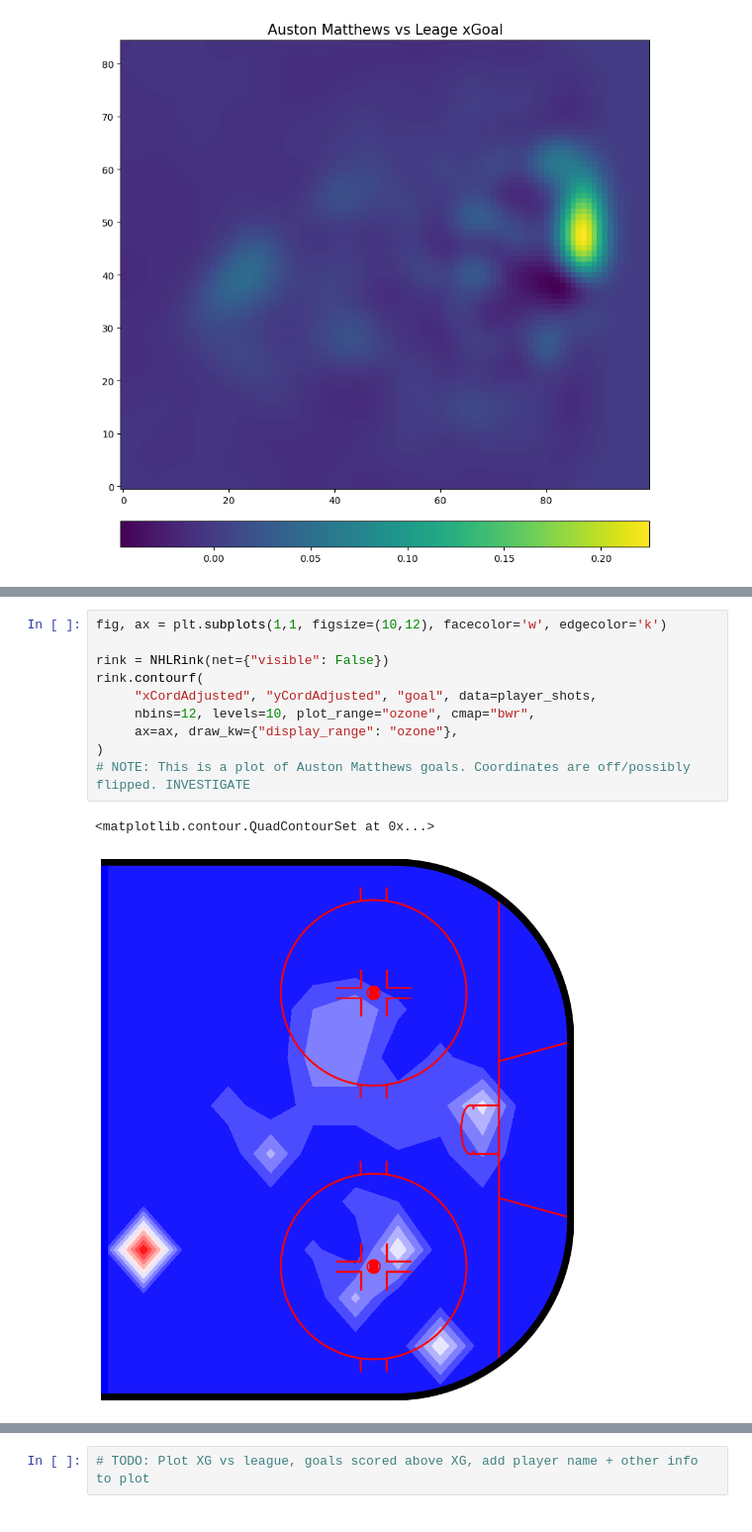
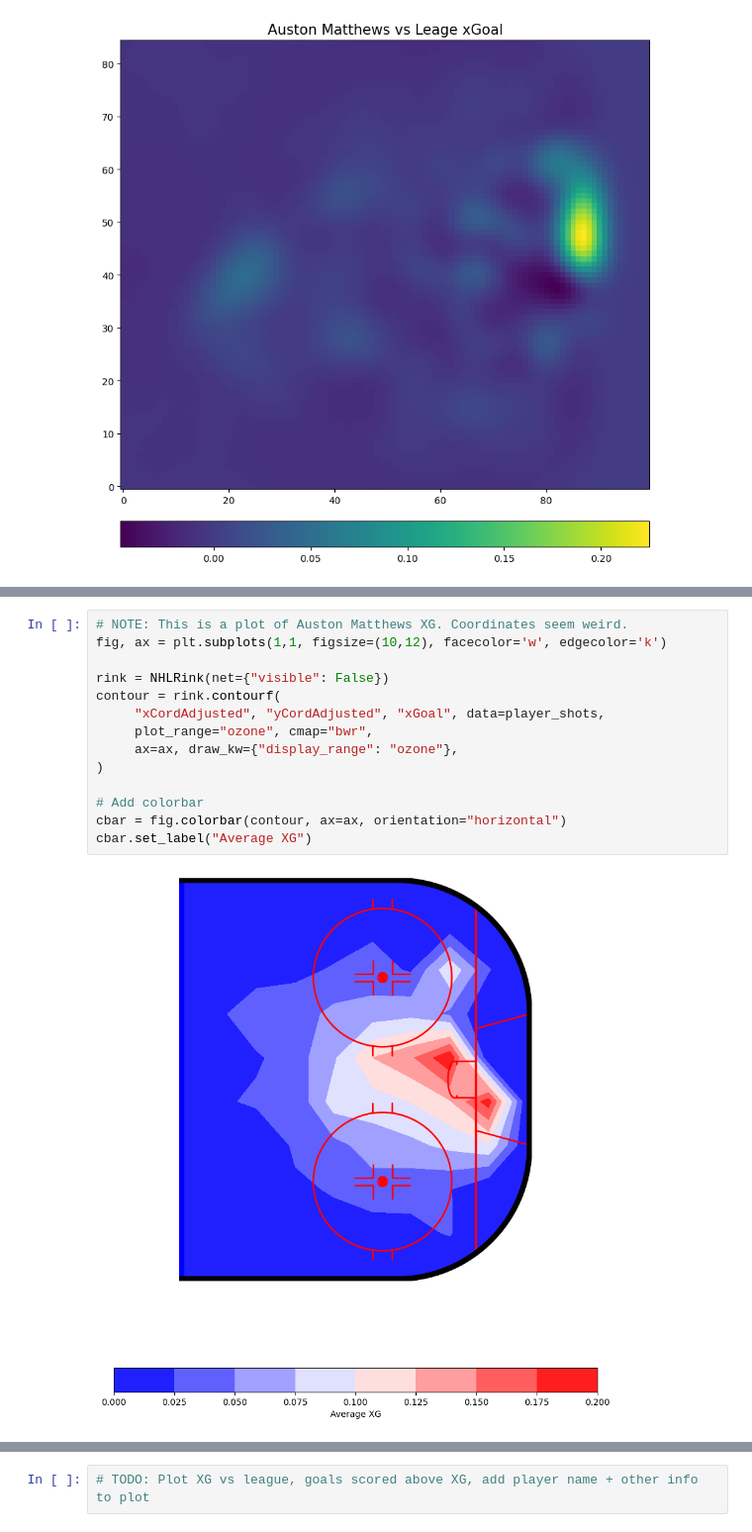
Before and after one commit to Rig09/NHL_AI_Agent, a Jupyter notebook: shot_maps/shot_mapping.ipynb, the cells around one changed output, grey strips where cells are left out. Shown at 99% size. Cells and saved outputs as stored; diff of their text form.

Commit message:
Added colour bars for xg heatmaps. Coordinates still off.

```diff
--- a/shot_maps/shot_mapping.ipynb
+++ b/shot_maps/shot_mapping.ipynb
@@ -77,13 +93,16 @@ plt.show()
 # %%
+# NOTE: This is a plot of Auston Matthews XG. Coordinates seem weird.
 fig, ax = plt.subplots(1,1, figsize=(10,12), facecolor='w', edgecolor='k')
 
 rink = NHLRink(net={"visible": False})
-rink.contourf(
-     "xCordAdjusted", "yCordAdjusted", "goal", data=player_shots,
-     nbins=12, levels=10, plot_range="ozone", cmap="bwr",
+contour = rink.contourf(
+     "xCordAdjusted", "yCordAdjusted", "xGoal", data=player_shots,
+     plot_range="ozone", cmap="bwr",
      ax=ax, draw_kw={"display_range": "ozone"},
 )
-# NOTE: This is a plot of Auston Matthews goals. Coordinates are off/possibly flipped. INVESTIGATE
+
+# Add colorbar
+cbar = fig.colorbar(contour, ax=ax, orientation="horizontal")
+cbar.set_label("Average XG")
 # %% [output]
-<matplotlib.contour.QuadContourSet at 0x...>
-[figure, old version]
+[figure, new version]
```
Also changed, not shown: parts of 2 cells of this notebook, 1 other file.
